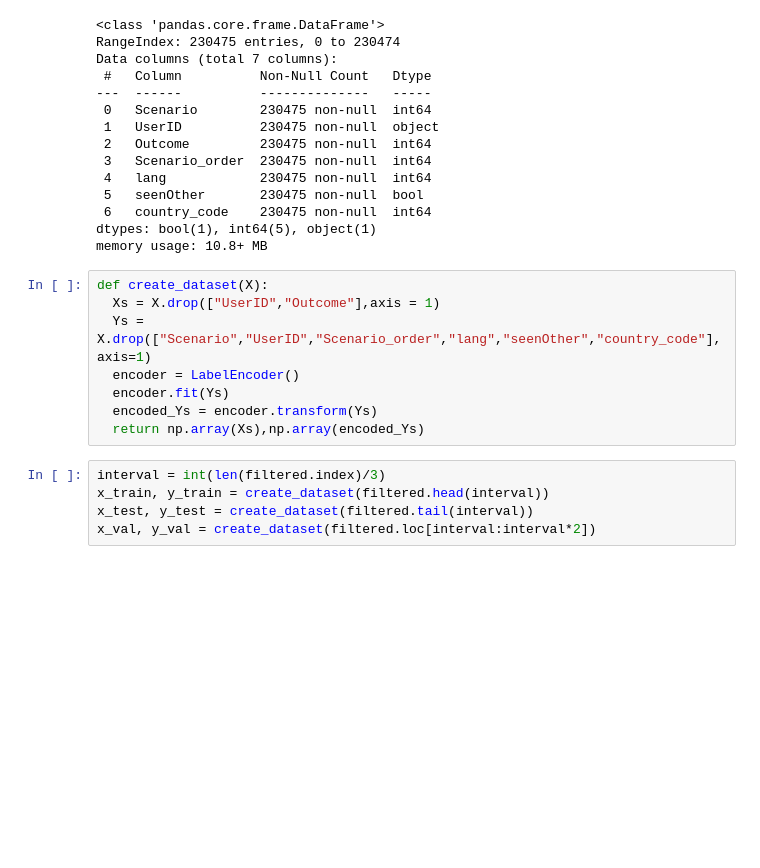
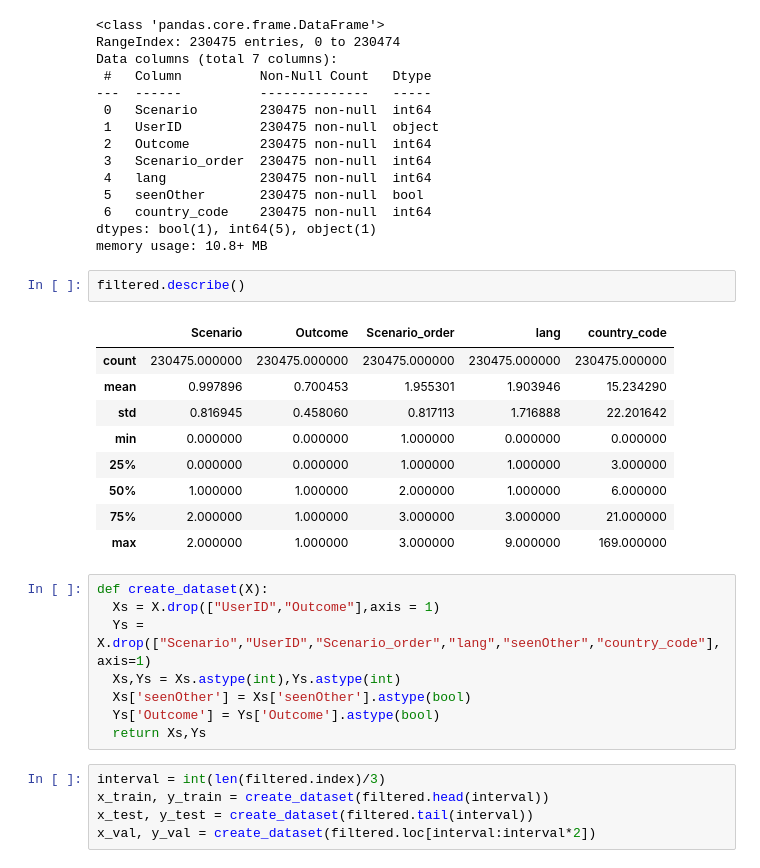
Before and after one commit to t0brig01/CSE696FinalProject, a Jupyter notebook: MoralNeuralNet.ipynb, the cells around one changed output. Cells and saved outputs as stored; diff of their text form; blank space fills up the shorter version.

```diff
--- a/MoralNeuralNet.ipynb
+++ b/MoralNeuralNet.ipynb
@@ -93,14 +97,26 @@ Data columns (total 7 columns):
  6   country_code    230475 non-null  int64
 dtypes: bool(1), int64(5), object(1)
 memory usage: 10.8+ MB
+# %%
+filtered.describe()
+# %% [output]
+|  | Scenario | Outcome | Scenario_order | lang | country_code |
+| count | 230475.000000 | 230475.000000 | 230475.000000 | 230475.000000 | 230475.000000 |
+| mean | 0.997896 | 0.700453 | 1.955301 | 1.903946 | 15.234290 |
+| std | 0.816945 | 0.458060 | 0.817113 | 1.716888 | 22.201642 |
+| min | 0.000000 | 0.000000 | 1.000000 | 0.000000 | 0.000000 |
+| 25% | 0.000000 | 0.000000 | 1.000000 | 1.000000 | 3.000000 |
+| 50% | 1.000000 | 1.000000 | 2.000000 | 1.000000 | 6.000000 |
+| 75% | 2.000000 | 1.000000 | 3.000000 | 3.000000 | 21.000000 |
+| max | 2.000000 | 1.000000 | 3.000000 | 9.000000 | 169.000000 |
 # %%
 def create_dataset(X):
   Xs = X.drop(["UserID","Outcome"],axis = 1)
   Ys = X.drop(["Scenario","UserID","Scenario_order","lang","seenOther","country_code"],axis=1)
-  encoder = LabelEncoder()
-  encoder.fit(Ys)
-  encoded_Ys = encoder.transform(Ys)
-  return np.array(Xs),np.array(encoded_Ys)
+  Xs,Ys = Xs.astype(int),Ys.astype(int)
+  Xs['seenOther'] = Xs['seenOther'].astype(bool)
+  Ys['Outcome'] = Ys['Outcome'].astype(bool)
+  return Xs,Ys
 # %%
 interval = int(len(filtered.index)/3)
 x_train, y_train = create_dataset(filtered.head(interval))
```
Also changed, not shown: parts of 9 cells of this notebook.
